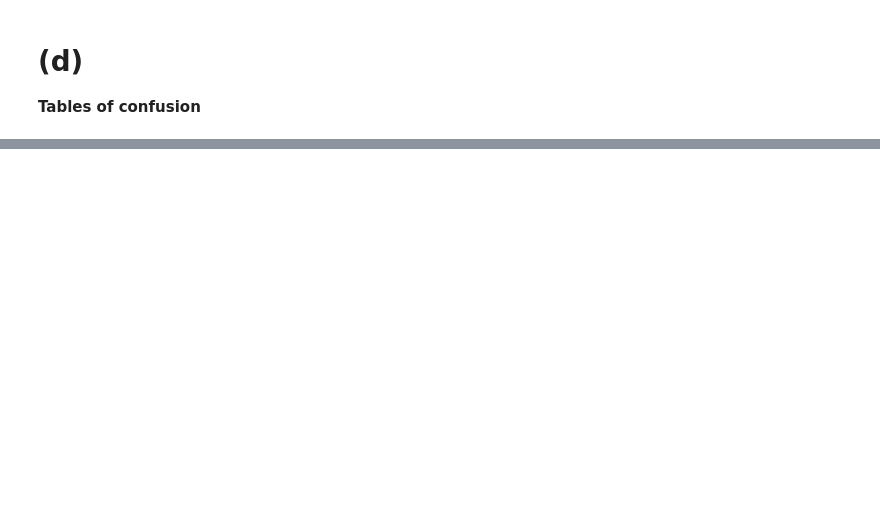
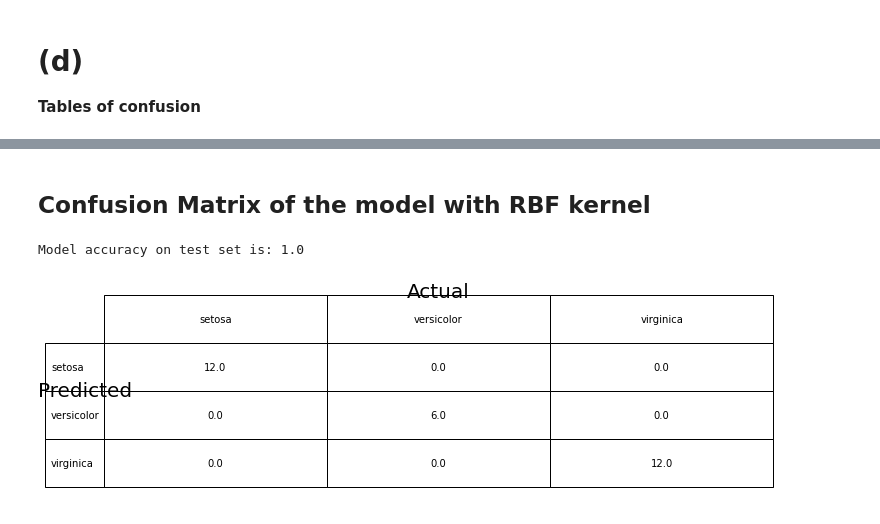
Before and after one commit to Reznic/SVM-Project, a Jupyter notebook: maman13_SVM.ipynb, the cells around one changed output, grey strips where cells are left out. Cells and saved outputs as stored; diff of their text form; code cells hidden in the pictures; blank space fills up the shorter version.

```diff
--- a/maman13_SVM.ipynb
+++ b/maman13_SVM.ipynb
@@ -344,6 +320,7 @@ The "Iris setosa" species seems to be the most separable.
 from sklearn.model_selection import train_test_split
 
 def split_dataset(data, labels, train_size, test_size, validation_size):
+    """Split the give dataset into train, test and validation sets."""
     second_split_size = validation_size / (test_size + validation_size)
     X_train, X_nontrain, Y_train, Y_nontrain = \
         train_test_split(iris_data, iris_lables, train_size=train_size,
@@ -577,29 +594,0 @@ and it's selectivity is very poor.
-# %%
-GAMMA = 0.5
-# Todo optimize
-def RBF(X, X_in):
-    if X.ndim > 1 and X_in.ndim > 1:
-        return np.exp(-GAMMA * np.linalg.norm(X-np.stack([X_in.T]*len(X), axis=1), axis=2)**2).T
-        # X_in = X_in.T
-        # result = np.zeros((len(X), len(X_in)))
-        # for i in range(len(X_in)):
-        #     for j in range(len(X)):
-        #         diff = (X[j] - X_in[i])
-        #         result[j][i] = np.exp(-GAMMA * diff.dot(diff))
-        # return result
-    else:
-        return np.exp(-GAMMA * np.linalg.norm((X - X_in.T), axis=X.ndim-1)**2)
-
-# optimize_c(kernel=RBF)
-
-classes = np.unique(iris["target"])
-
-# for C in [100, 10, 5, 2, 1, 0.9, 0.8, 0.5, 0.2, 0.1]:
-C=1
-print(f"C={C}")
-iris_model = MulticlassSVM(class_labels=classes, c=C, kernel=RBF)
-iris_model.fit(train_X, train_Y)
-for classifier in iris_model.classifiers:
-    class_name = iris['target_names'][classifier.unique_label]
-    err = classifier.evaluate_model(validation_X, validation_Y)
-    print(f"{class_name} classification error: {err}")
@@ -643,0 +595,9 @@ virginica classification error: 0.0
+# %%
+GAMMA = 1
+
+def RBF(X, Y):
+    if X.ndim > 1 and Y.ndim > 1:
+        # Batch mode - Y is a matrix of multiple samples to predict
+        return np.exp(-GAMMA * np.linalg.norm(X - np.stack([Y.T]*len(X), axis=1), axis=2)**2).T
+    else:
+        return np.exp(-GAMMA * np.linalg.norm(X - Y.T, axis=X.ndim-1)**2)
@@ -643,0 +651,9 @@ virginica classification error: 0.0
+# %% [markdown]
+## Confusion Matrix of the model with RBF kernel
+# %%
+GAMMA = 1
+iris_model_rbf_kernel = MulticlassSVM(class_labels=iris_classes, c=1, kernel=RBF)
+plot_confusion_matrix(iris_model_rbf_kernel)
+# %% [output]
+Model accuracy on test set is: 1.0
+[figure, added]
```
Also changed, not shown: parts of 23 cells of this notebook.
